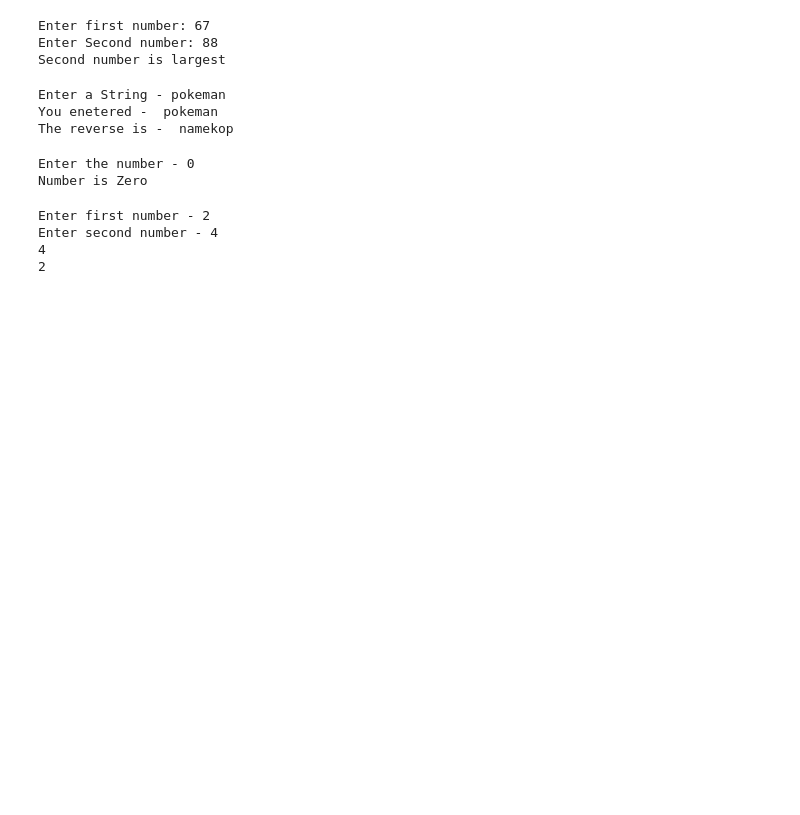
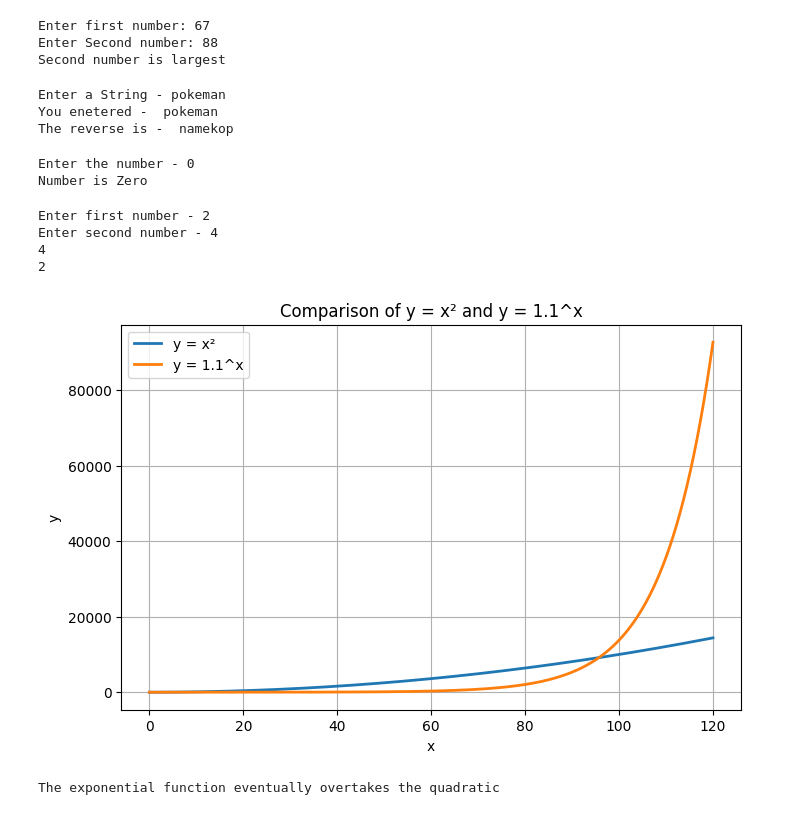
Before and after one commit to kbmathewsphd/My_First_ML_Proj, a Jupyter notebook: Practice1.ipynb, the cells around one changed output. Drawn from its saved outputs; the diff is of its cells as text; code cells hidden in the pictures; blank space fills up the shorter version.

```diff
--- a/Practice1.ipynb
+++ b/Practice1.ipynb
@@ -573,3 +573,33 @@ Enter first number - 2
 Enter second number - 4
 4
 2
+# %%
+import numpy as np
+import matplotlib.pyplot as plt
+
+# Generate x values
+x = np.linspace(0, 120, 1000)
+
+# Calculate y values
+y1 = x**2
+y2 = 1.1**x
+
+# Create the plot
+plt.figure(figsize=(8, 5))
+plt.plot(x, y1, label='y = x²', linewidth=2)
+plt.plot(x, y2, label='y = 1.1^x', linewidth=2)
+
+# Labels and title
+plt.xlabel('x')
+plt.ylabel('y')
+plt.title('Comparison of y = x² and y = 1.1^x')
+plt.legend()
+plt.grid(True)
+
+# Display the graph
+plt.show()
+
+print ("The exponential function eventually overtakes the quadratic")
+# %% [output]
+[figure, added]
+The exponential function eventually overtakes the quadratic
```
Also changed, not shown: parts of 6 cells of this notebook.
